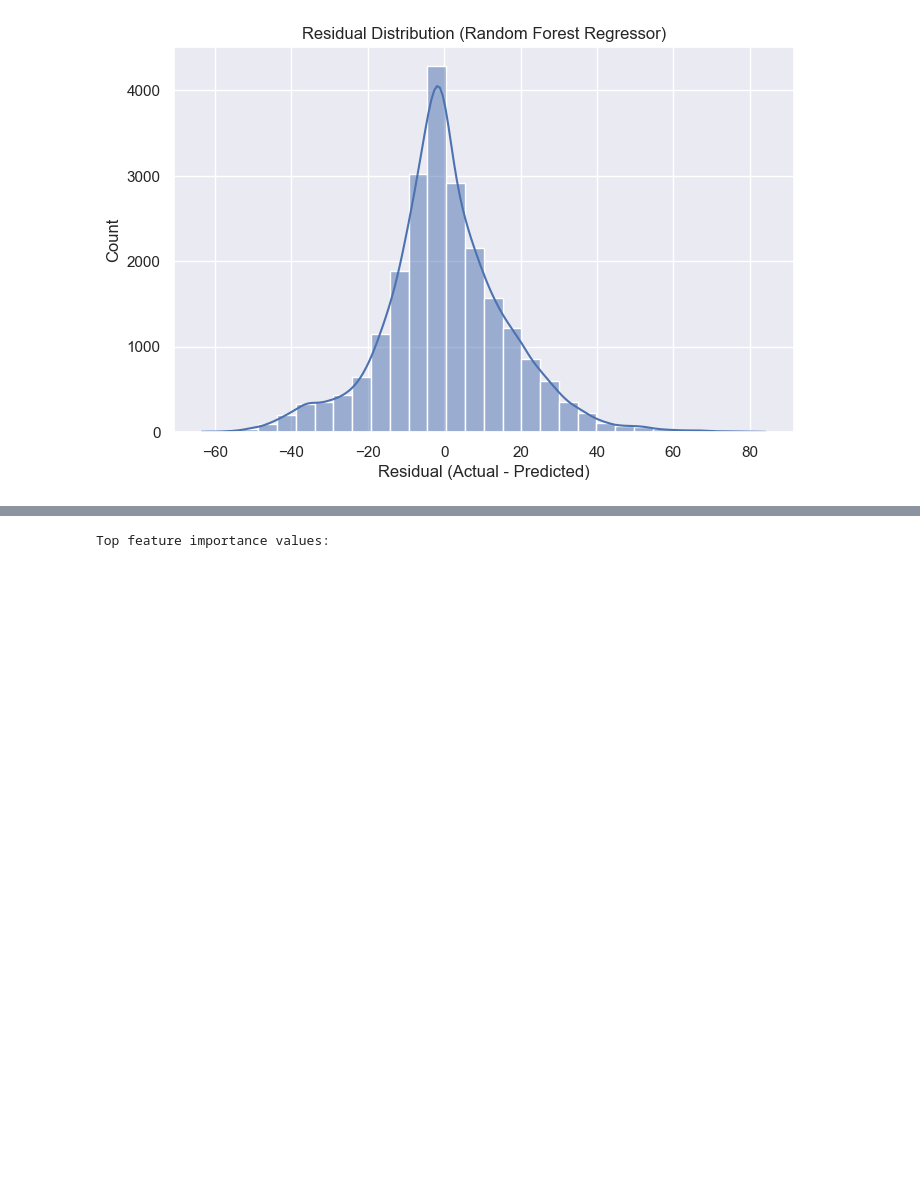
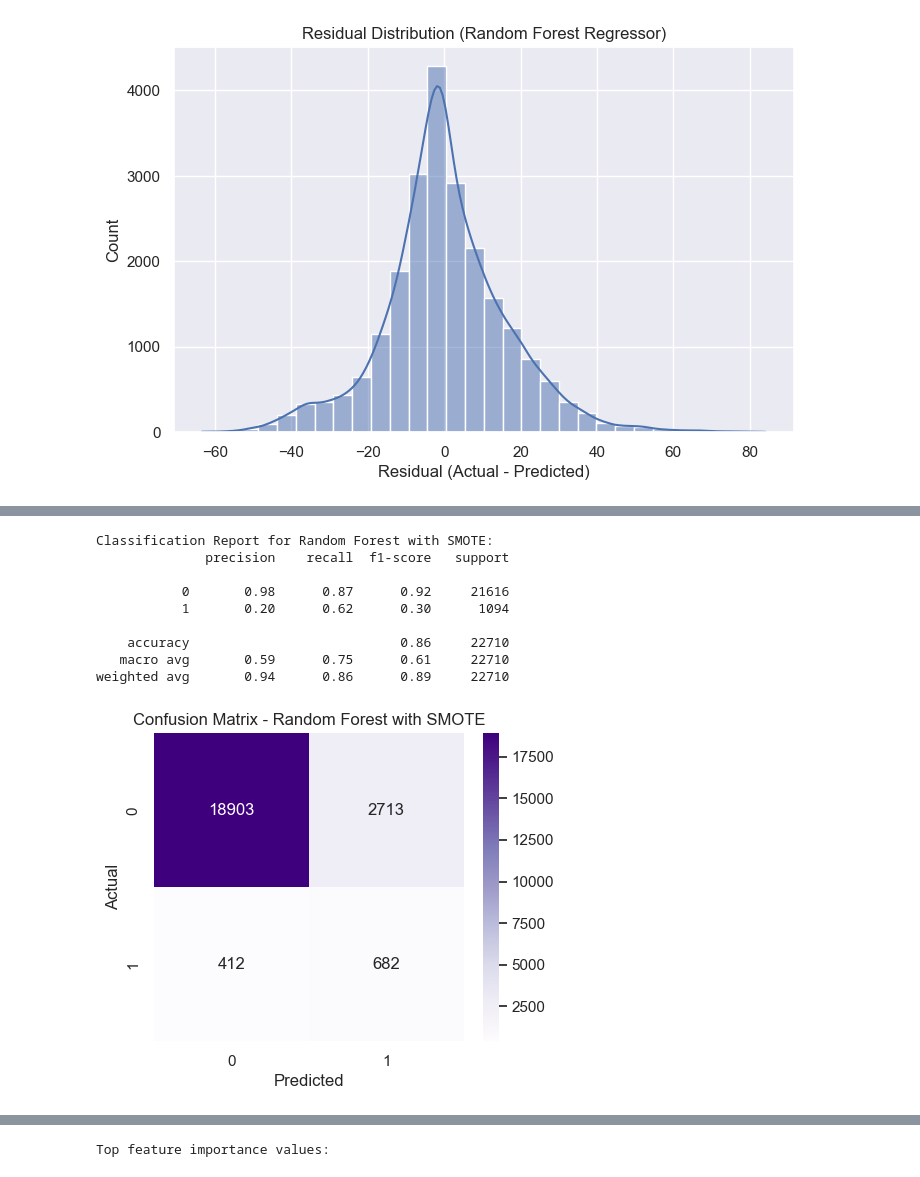
Before and after one commit to chengda-lin/CS506-Project, a Jupyter notebook: notebooks/eda.ipynb, the cells around one changed output, grey strips where cells are left out. Drawn from its saved outputs; the diff is of its cells as text; code cells hidden in the pictures; blank space fills up the shorter version.

```diff
--- a/notebooks/eda.ipynb
+++ b/notebooks/eda.ipynb
@@ -513,0 +560,15 @@ weighted avg       0.96      0.96      0.94     22710
+# %%
+# Import SMOTE for oversampling the minority class
+from imblearn.over_sampling import SMOTE
+
+# Apply SMOTE only to the training data
+smote = SMOTE(random_state=42)
+X_train_smote, y_train_smote = smote.fit_resample(X_train_clf, y_train_clf)
+
+# Check class distribution before SMOTE
+print("Before SMOTE:")
+print(y_train_clf.value_counts())
+
+# Check class distribution after SMOTE
+print("\nAfter SMOTE:")
+print(pd.Series(y_train_smote).value_counts())
@@ -513,0 +587,40 @@ weighted avg       0.96      0.96      0.94     22710
+# %%
+# Train Random Forest again using the balanced SMOTE training data
+rf_smote = RandomForestClassifier(
+    n_estimators=120,
+    max_depth=20,
+    min_samples_leaf=2,
+    random_state=42,
+    n_jobs=-1
+)
+
+# Fit the model on oversampled training data
+rf_smote.fit(X_train_smote, y_train_smote)
+
+# Predict on the original test set
+y_pred_smote = rf_smote.predict(X_test_clf)
+
+# Evaluate the SMOTE model
+print("Classification Report for Random Forest with SMOTE:")
+print(classification_report(y_test_clf, y_pred_smote))
+
+# Plot confusion matrix for SMOTE model
+cm_smote = confusion_matrix(y_test_clf, y_pred_smote)
+
+plt.figure(figsize=(5, 4))
+sns.heatmap(cm_smote, annot=True, fmt="d", cmap="Purples")
+plt.title("Confusion Matrix - Random Forest with SMOTE")
+plt.xlabel("Predicted")
+plt.ylabel("Actual")
+plt.show()
+# %% [output]
+Classification Report for Random Forest with SMOTE:
+              precision    recall  f1-score   support
+
+           0       0.98      0.87      0.92     21616
+           1       0.20      0.62      0.30      1094
+
+    accuracy                           0.86     22710
+   macro avg       0.59      0.75      0.61     22710
+weighted avg       0.94      0.86      0.89     22710
+[figure, added]
```
Also changed, not shown: parts of 21 cells of this notebook.
